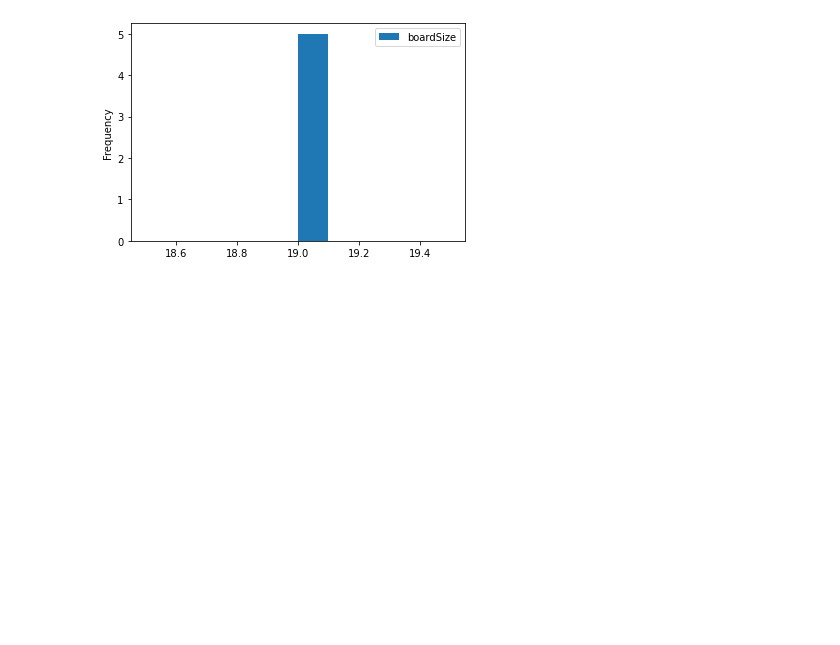
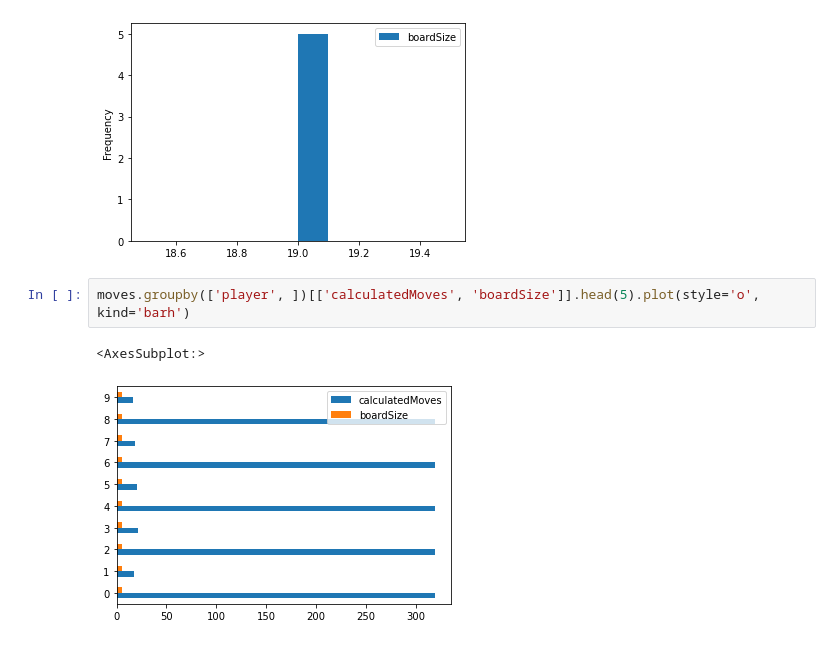
Before and after one commit to JackMalone1/Final-Year-Project, a Jupyter notebook: Jupyter Notebook/Data Analytics.ipynb, the cells around one changed output. Cells and saved outputs as stored; diff of their text form; blank space fills up the shorter version.

Commit message:
Created images to use inside of the experiments/results page

```diff
--- a/Jupyter Notebook/Data Analytics.ipynb
+++ b/Jupyter Notebook/Data Analytics.ipynb
@@ -127,3 +135,8 @@ ax = moves.loc[(moves['player'] == 'MonteCarlo') & (moves['boardSize'] == 19)].h
 plt.show()
 # %% [output]
 [figure]
+# %%
+moves.groupby(['player', ])[['calculatedMoves', 'boardSize']].head(5).plot(style='o', kind='barh')
+# %% [output]
+<AxesSubplot:>
+[figure, added]
```
Also changed, not shown: parts of 14 cells of this notebook, 10 other files.
